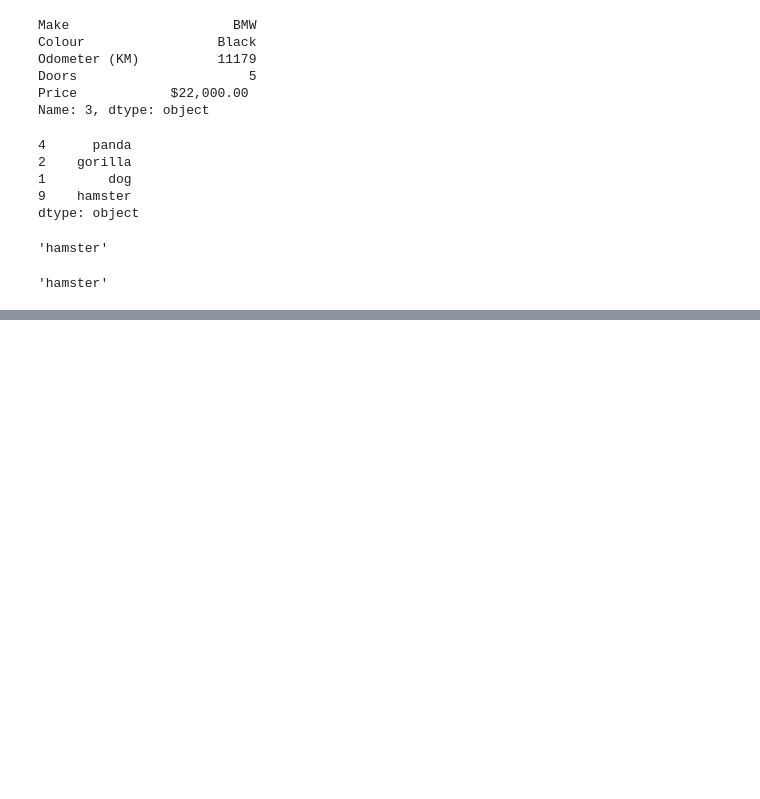
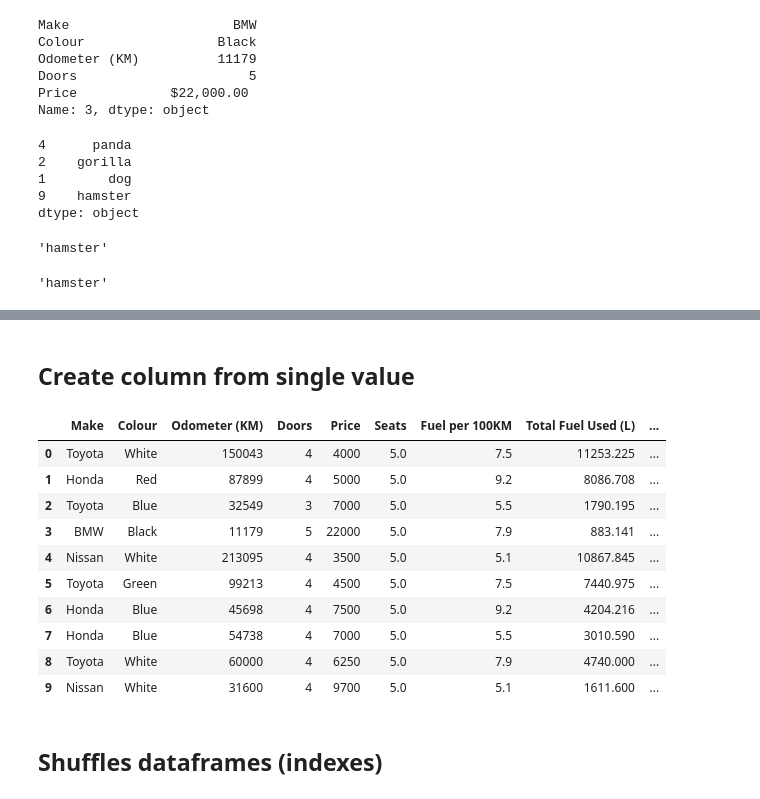
Before and after one commit to MoeCooper/Intro_to_pandas, a Jupyter notebook: Pandas_Intro.ipynb, the cells around one changed output, grey strips where cells are left out. Cells and saved outputs as stored; diff of their text form; code cells hidden in the pictures; blank space fills up the shorter version.

```diff
--- a/Pandas_Intro.ipynb
+++ b/Pandas_Intro.ipynb
@@ -257,0 +460,6 @@ animals.loc[9] #refers to index numbers
+# %%
+seats_column = pandas.Series([5,5,5,5,5])
+
+# creating new column
+car_sales["Seats"] = seats_column
+car_sales
@@ -257,0 +478,3 @@ animals.loc[9] #refers to index numbers
+# %%
+car_sales["Seats"].fillna(5, inplace=True)
+car_sales
@@ -257,0 +495,4 @@ animals.loc[9] #refers to index numbers
+# %%
+fuel_economy = [7.5, 9.2, 5.5, 7.9, 5.1, 7.5, 9.2, 5.5, 7.9, 5.1]
+car_sales["Fuel per 100KM"] = fuel_economy
+car_sales
@@ -257,0 +511,2 @@ animals.loc[9] #refers to index numbers
+# %%
+car_sales["Total Fuel Used (L)"] = car_sales["Odometer (KM)"]/100 * car_sales["Fuel per 100KM"]
@@ -257,0 +527,19 @@ animals.loc[9] #refers to index numbers
+# %% [markdown]
+## Create column from single value
+# %%
+car_sales["Number of Wheels"] = 4
+car_sales
+# %% [output]
+|  | Make | Colour | Odometer (KM) | Doors | Price | Seats | Fuel per 100KM | Total Fuel Used (L) | ... |
+| 0 | Toyota | White | 150043 | 4 | 4000 | 5.0 | 7.5 | 11253.225 | ... |
+| 1 | Honda | Red | 87899 | 4 | 5000 | 5.0 | 9.2 | 8086.708 | ... |
+| 2 | Toyota | Blue | 32549 | 3 | 7000 | 5.0 | 5.5 | 1790.195 | ... |
+| 3 | BMW | Black | 11179 | 5 | 22000 | 5.0 | 7.9 | 883.141 | ... |
+| 4 | Nissan | White | 213095 | 4 | 3500 | 5.0 | 5.1 | 10867.845 | ... |
+| 5 | Toyota | Green | 99213 | 4 | 4500 | 5.0 | 7.5 | 7440.975 | ... |
+| 6 | Honda | Blue | 45698 | 4 | 7500 | 5.0 | 9.2 | 4204.216 | ... |
+| 7 | Honda | Blue | 54738 | 4 | 7000 | 5.0 | 5.5 | 3010.590 | ... |
+| 8 | Toyota | White | 60000 | 4 | 6250 | 5.0 | 7.9 | 4740.000 | ... |
+| 9 | Nissan | White | 31600 | 4 | 9700 | 5.0 | 5.1 | 1611.600 | ... |
+# %% [markdown]
+## Shuffles dataframes (indexes)
```
Also changed, not shown: parts of 40 cells of this notebook, 3 other files.
